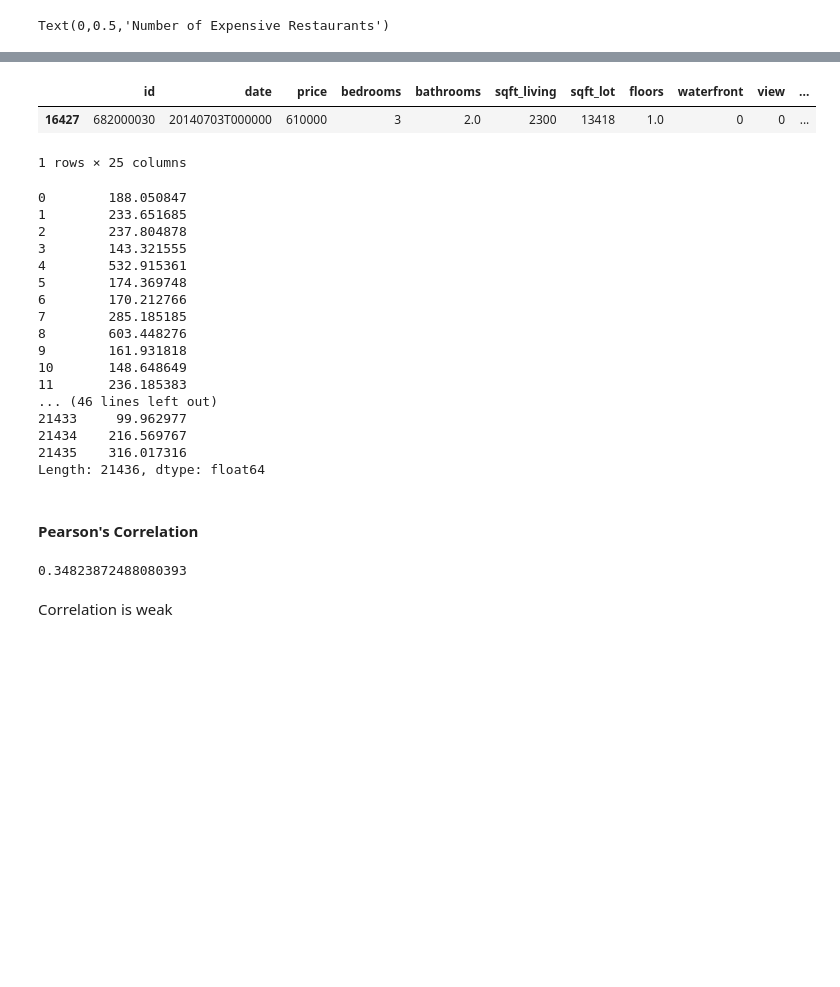
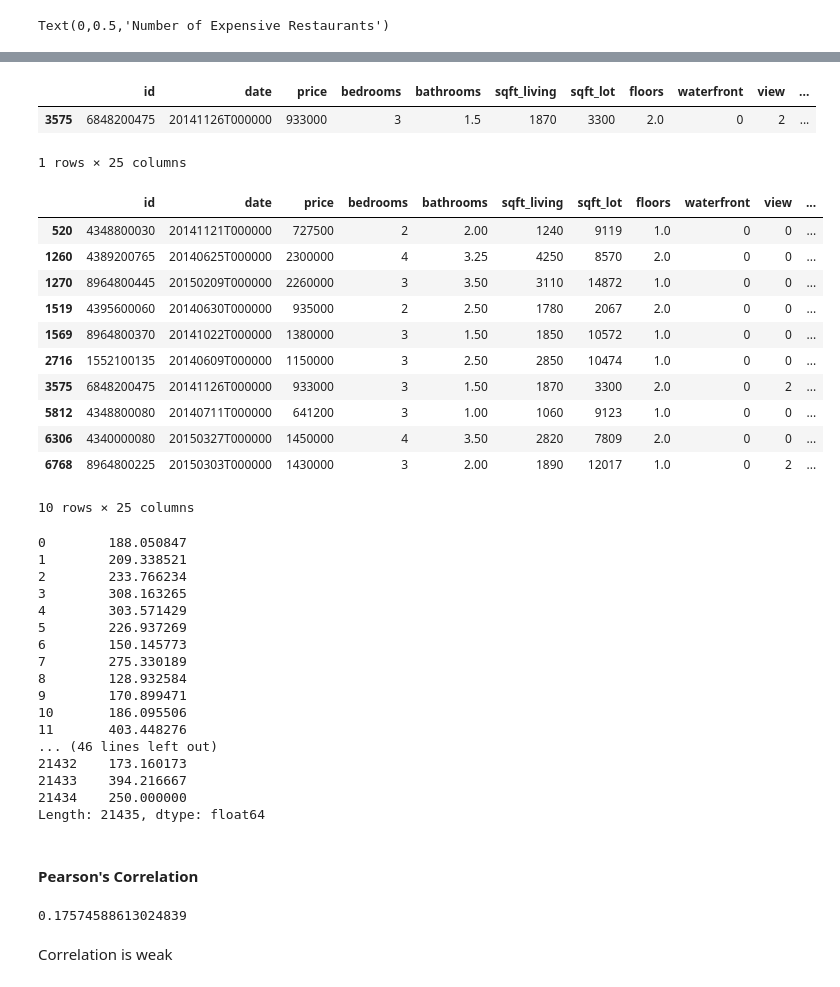
Before and after one commit to MaxParry/DreamTeam, a Jupyter notebook: join_yelp_data_restaurants.ipynb, the cells around one changed output, grey strips where cells are left out. Saved outputs shown, nothing was run; the diff lists cells and outputs as text; code cells hidden in the pictures; blank space fills up the shorter version.

```diff
--- a/join_yelp_data_restaurants.ipynb
+++ b/join_yelp_data_restaurants.ipynb
@@ -38,7 +47,7 @@ restaurants.head()
 # %% [markdown]
 #### Join datasets
 # %%
-df = pd.merge(joinable_raw_data, restaurants, on='lat+long_group')
+df = joinable_raw_data.join(restaurants['Number of Expensive Restaurants'], how='outer')
 df.head()
 # %% [output]
 |  | id | date | price | bedrooms | bathrooms | sqft_living | sqft_lot | floors | waterfront | view | ... |
@@ -113,35 +126,50 @@ plt.show()
+# %%
+df2[(df2['Number of Expensive Restaurants'] >= 30)].head()
+# %% [output]
+|  | id | date | price | bedrooms | bathrooms | sqft_living | sqft_lot | floors | waterfront | view | ... |
+| 3575 | 6848200475 | 20141126T000000 | 933000 | 3 | 1.5 | 1870 | 3300 | 2.0 | 0 | 2 | ... |
+1 rows × 25 columns
 # %%
-df2[(df2['Number of Expensive Restaurants'] >= 25) & (df2['price']/df2['sqft_living'] <= 275)].head()
+df2[(df2['Number of Expensive Restaurants'] >= 20) & (pd.Series(df2['price']/df2['sqft_living']) < 1000)].head(10)
 # %% [output]
 |  | id | date | price | bedrooms | bathrooms | sqft_living | sqft_lot | floors | waterfront | view | ... |
-| 16427 | 682000030 | 20140703T000000 | 610000 | 3 | 2.0 | 2300 | 13418 | 1.0 | 0 | 0 | ... |
+| 520 | 4348800030 | 20141121T000000 | 727500 | 2 | 2.00 | 1240 | 9119 | 1.0 | 0 | 0 | ... |
+| 1260 | 4389200765 | 20140625T000000 | 2300000 | 4 | 3.25 | 4250 | 8570 | 2.0 | 0 | 0 | ... |
+| 1270 | 8964800445 | 20150209T000000 | 2260000 | 3 | 3.50 | 3110 | 14872 | 1.0 | 0 | 0 | ... |
+| 1519 | 4395600060 | 20140630T000000 | 935000 | 2 | 2.50 | 1780 | 2067 | 2.0 | 0 | 0 | ... |
+| 1569 | 8964800370 | 20141022T000000 | 1380000 | 3 | 1.50 | 1850 | 10572 | 1.0 | 0 | 0 | ... |
+| 2716 | 1552100135 | 20140609T000000 | 1150000 | 3 | 2.50 | 2850 | 10474 | 1.0 | 0 | 0 | ... |
+| 3575 | 6848200475 | 20141126T000000 | 933000 | 3 | 1.50 | 1870 | 3300 | 2.0 | 0 | 2 | ... |
+| 5812 | 4348800080 | 20140711T000000 | 641200 | 3 | 1.00 | 1060 | 9123 | 1.0 | 0 | 0 | ... |
+| 6306 | 4340000080 | 20150327T000000 | 1450000 | 4 | 3.50 | 2820 | 7809 | 2.0 | 0 | 0 | ... |
+| 6768 | 8964800225 | 20150303T000000 | 1430000 | 3 | 2.00 | 1890 | 12017 | 1.0 | 0 | 2 | ... |
-1 rows × 25 columns
+10 rows × 25 columns
 # %%
 df2['price']/df2['sqft_living']
 # %% [output]
 0        188.050847
-1        233.651685
-2        237.804878
-3        143.321555
-4        532.915361
-5        174.369748
-6        170.212766
-7        285.185185
-8        603.448276
-9        161.931818
-10       148.648649
-11       236.185383
+1        209.338521
+2        233.766234
+3        308.163265
+4        303.571429
+5        226.937269
+6        150.145773
+7        275.330189
+8        128.932584
+9        170.899471
+10       186.095506
+11       403.448276
 ... (46 lines left out)
-21433     99.962977
-21434    216.569767
-21435    316.017316
-Length: 21436, dtype: float64
+21432    173.160173
+21433    394.216667
+21434    250.000000
+Length: 21435, dtype: float64
 # %% [markdown]
 #### Pearson's Correlation
 # %%
 pd.Series(df2['price']/df2['sqft_living']).corr(df2['Number of Expensive Restaurants'])
 # %% [output]
-0.34823872488080393
+0.17574588613024839
 # %% [markdown]
 Correlation is weak
 # %%
```
Also changed, not shown: parts of 10 cells of this notebook, 4 other files.
